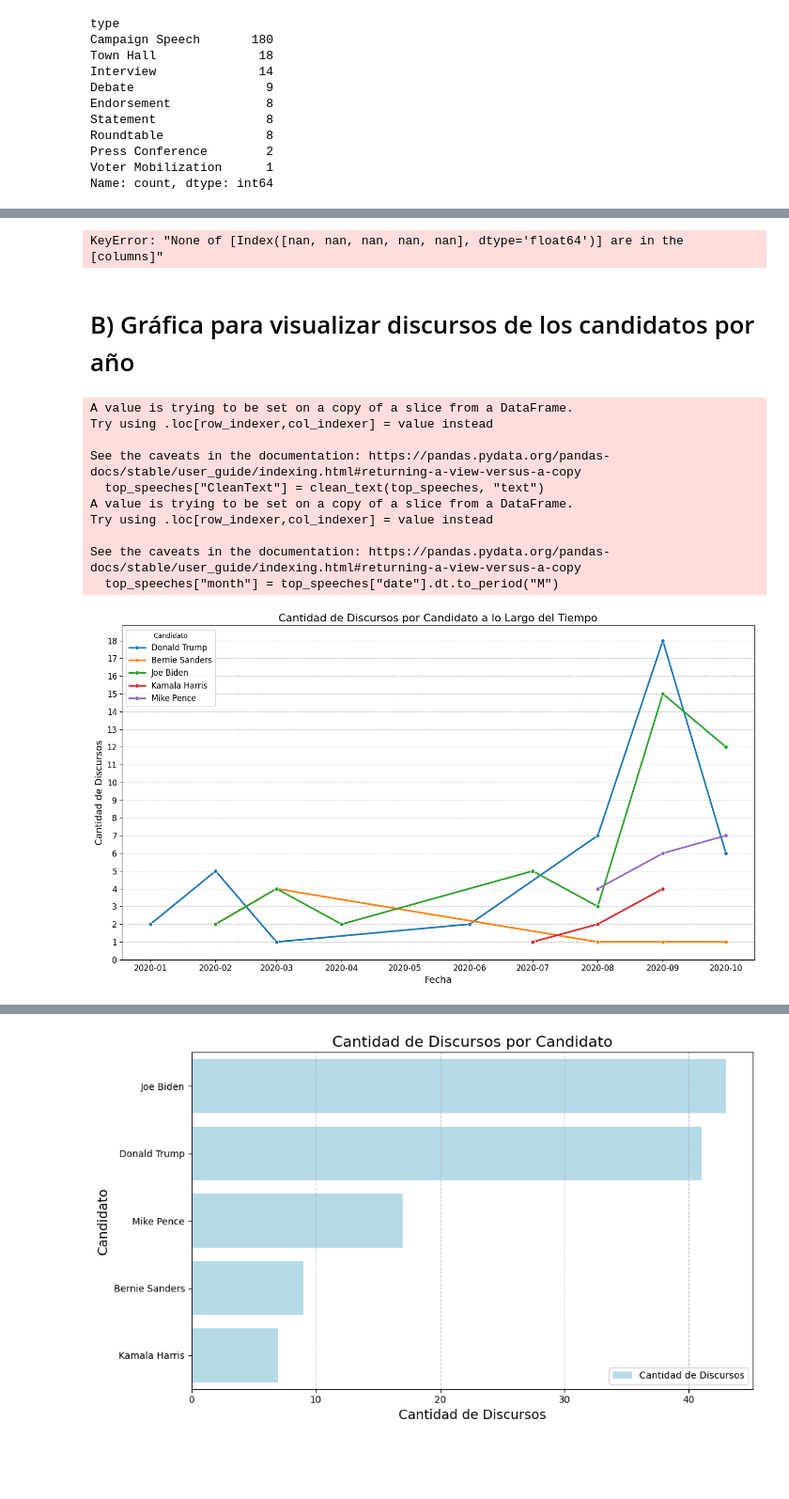
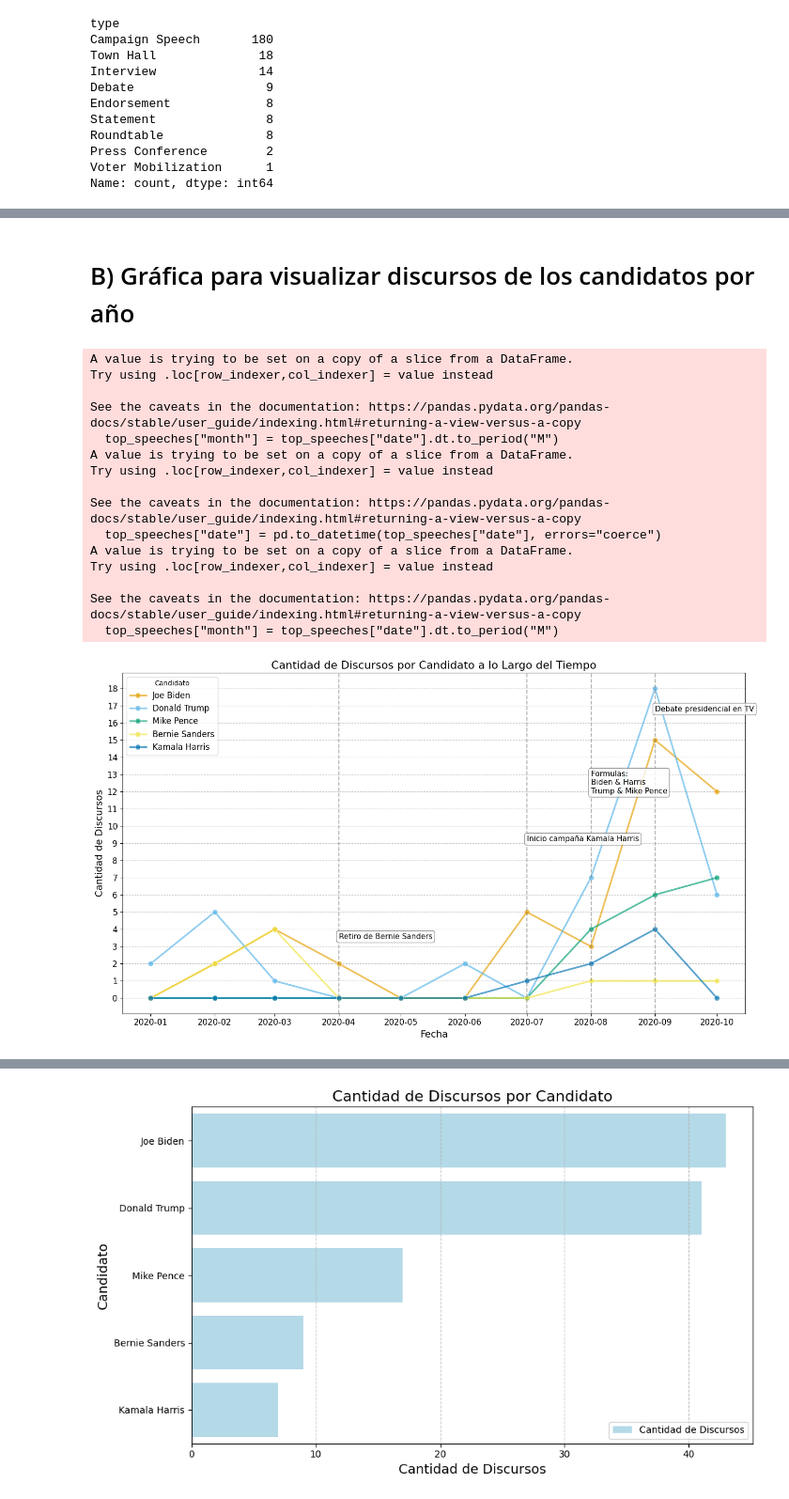
Before and after one commit to campon/intro-cd, a Jupyter notebook: Tarea_1/tarea1_campon_loprete.ipynb, the cells around one changed output, grey strips where cells are left out. Shown at 94% size. Cells and saved outputs as stored; diff of their text form; code cells hidden in the pictures; blank space fills up the shorter version.

```diff
--- a/Tarea_1/tarea1_campon_loprete.ipynb
+++ b/Tarea_1/tarea1_campon_loprete.ipynb
@@ -140,65 +153,78 @@ date        speaker                title
 
 top5_speakers = speeches["speaker"].value_counts().head(5).index
 top_speeches = speeches[speeches["speaker"].isin(top5_speakers)]
-
-df_speeches["month"] = df_speeches["date"].dt.to_period("M").value_counts()
-# %% [output]
-KeyError: "None of [Index([nan, nan, nan, nan, nan], dtype='float64')] are in the [columns]"
 # %% [markdown]
 # B) Gráfica para visualizar discursos de los candidatos por año
 # %%
-def clean_text(df, column_name):
-    # eliminamos primeras palabras hasta el primer "\n"
-    result = df[column_name].str.replace(r"^[^\n]*\n", "", regex=True)
-
-    # convertir a minusculas
-    result = result.str.lower()
-
-    # eliminar caracteres especiales
-    for punc in ["[", "]", "\n", ",", ":", "?", ".", "!", ";", "\"", "\'"]:
-        result = result.str.replace(punc, " ", regex=False)
-
-    # eliminar espacios extras
-    result = result.str.replace(r"\s+", " ", regex=True).str.strip()
-
-    return result
-
-# creamos columna clentext
-top_speeches["CleanText"] = clean_text(top_speeches, "text")
 
 # verificar si hay valores nulos después de la conversión
 if top_speeches["date"].isnull().any():
     print("Advertencia: Hay valores nulos en la columna 'date' después de la conversión.")
 
 # agrupamos por mes y por candidato
 top_speeches["month"] = top_speeches["date"].dt.to_period("M")
 top_speeches_grouped = top_speeches.groupby(["month", "speaker"]).size().reset_index(name="count")
 
 # Convertir el período a una fecha para el gráfico
-top_speeches_grouped["month"] = top_speeches_grouped["month"].dt.to_timestamp()
+top_speeches_grouped["month_plot"] = top_speeches_grouped["month"].dt.to_timestamp()
 
-custom_palette = sns.color_palette("tab10")
+# agregamos 0 a los meses que no tienen discursos
+top_speeches["date"] = pd.to_datetime(top_speeches["date"], errors="coerce")
+top_speeches["month"] = top_speeches["date"].dt.to_period("M")
+grouped = top_speeches.groupby(["month", "speaker"]).size().reset_index(name="count")
+grouped["month_plot"] = grouped["month"].dt.to_timestamp()
+
+all_months = pd.period_range(start=grouped["month"].min(), end=grouped["month"].max(), freq="M")
+all_speakers = top_speeches["speaker"].unique()
+
+full_index = pd.MultiIndex.from_product([all_months, all_speakers], names=["month", "speaker"])
+full_df = pd.DataFrame(index=full_index).reset_index()
+full_merged = pd.merge(full_df, grouped, on=["month", "speaker"], how="left")
+full_merged["count"] = full_merged["count"].fillna(0).astype(int)
+full_merged["month_plot"] = full_merged["month"].dt.to_timestamp()
+
+custom_palette = ["#E69F00", "#56B4E9", "#009E73", "#F0E442", "#0072B2"]
 
 plt.figure(figsize=(14, 8))
-sns.lineplot(data=top_speeches_grouped, x="month", y="count", hue="speaker", marker="o", palette=custom_palette, linewidth=2.5)
+sns.lineplot(data=full_merged, x="month_plot", y="count", hue="speaker", marker="o", palette=custom_palette, linewidth=2.5, markersize=8, alpha=0.65)
 plt.title("Cantidad de Discursos por Candidato a lo Largo del Tiempo", fontsize=16)
 plt.xlabel("Fecha", fontsize=14)
 plt.ylabel("Cantidad de Discursos", fontsize=14)
 plt.legend(title="Candidato", fontsize=12)
 plt.xticks(rotation=0, fontsize=12)
-plt.yticks(range(0, np.max(top_speeches_grouped["count"]) + 1, 1), fontsize=12)
+plt.yticks(range(0, np.max(full_merged["count"]) + 1, 1), fontsize=12)
 plt.grid(axis="y", linestyle="--", alpha=0.7)
+eventos = [
+    {"fecha": "2020-04", "texto": "Retiro de Bernie Sanders", "altura": 0.2},
+    {"fecha": "2020-07", "texto": "Inicio campaña Kamala Harris", "altura": 0.5},
+    {"fecha": "2020-08", "texto": "Formulas: \nBiden & Harris\nTrump & Mike Pence", "altura": 0.7},
+    {"fecha": "2020-09", "texto": "Debate presidencial en TV", "altura": 0.9},
+]
+
+for evento in eventos:
+    fecha = pd.Timestamp(evento["fecha"])
+    plt.axvline(fecha, color="gray", linestyle="--", alpha=0.6)
+    plt.text(fecha, plt.ylim()[1]*evento["altura"], evento["texto"],
+             rotation=0, fontsize=11, color="black",
+             verticalalignment="top", horizontalalignment="left",
+             bbox=dict(boxstyle="round,pad=0.3", facecolor="white", edgecolor="gray", alpha=0.8))
+
 plt.tight_layout()
 plt.show()
 # %% [output]
-A value is trying to be set on a copy of a slice from a DataFrame.
-Try using .loc[row_indexer,col_indexer] = value instead
-
-See the caveats in the documentation: https://pandas.pydata.org/pandas-docs/stable/user_guide/indexing.html#returning-a-view-versus-a-copy
-  top_speeches["CleanText"] = clean_text(top_speeches, "text")
 A value is trying to be set on a copy of a slice from a DataFrame.
 Try using .loc[row_indexer,col_indexer] = value instead
 
 See the caveats in the documentation: https://pandas.pydata.org/pandas-docs/stable/user_guide/indexing.html#returning-a-view-versus-a-copy
   top_speeches["month"] = top_speeches["date"].dt.to_period("M")
+A value is trying to be set on a copy of a slice from a DataFrame.
+Try using .loc[row_indexer,col_indexer] = value instead
+
+See the caveats in the documentation: https://pandas.pydata.org/pandas-docs/stable/user_guide/indexing.html#returning-a-view-versus-a-copy
+  top_speeches["date"] = pd.to_datetime(top_speeches["date"], errors="coerce")
+A value is trying to be set on a copy of a slice from a DataFrame.
+Try using .loc[row_indexer,col_indexer] = value instead
+
+See the caveats in the documentation: https://pandas.pydata.org/pandas-docs/stable/user_guide/indexing.html#returning-a-view-versus-a-copy
+  top_speeches["month"] = top_speeches["date"].dt.to_period("M")
-[figure, old version]
+[figure, new version]
```
Also changed, not shown: parts of 10 cells of this notebook.
